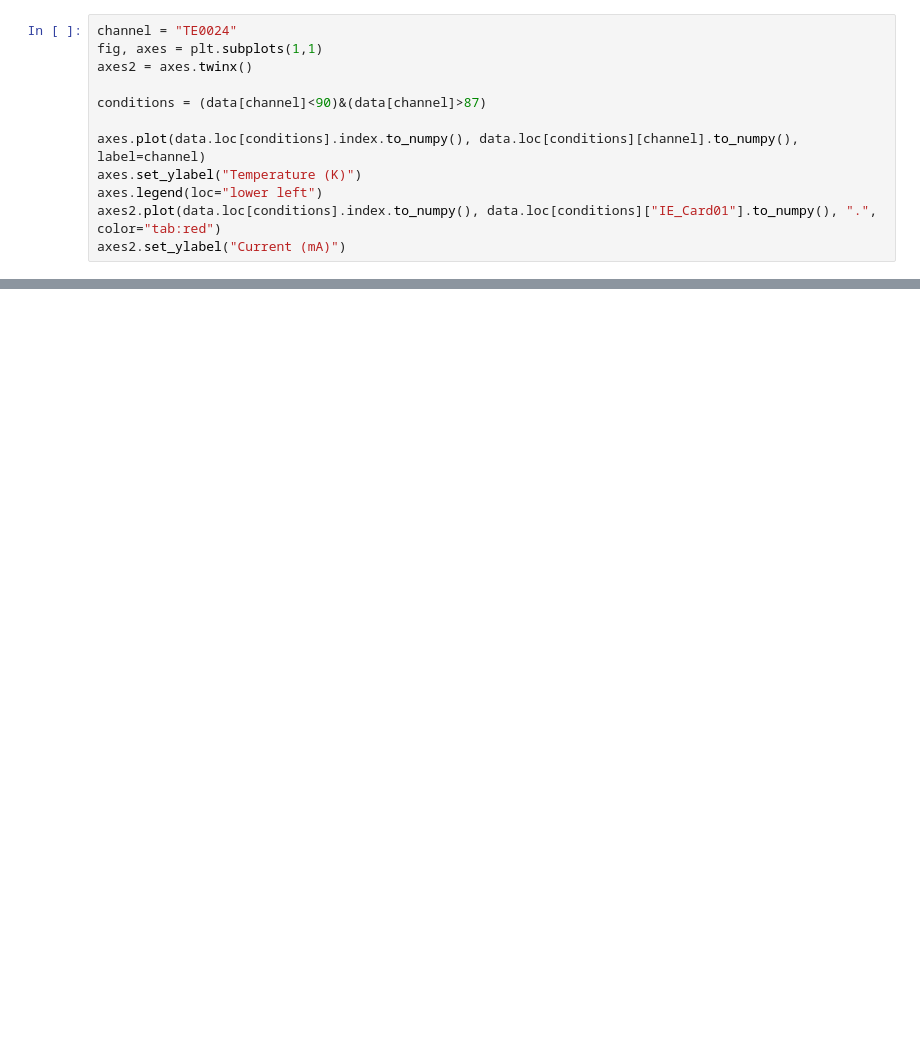
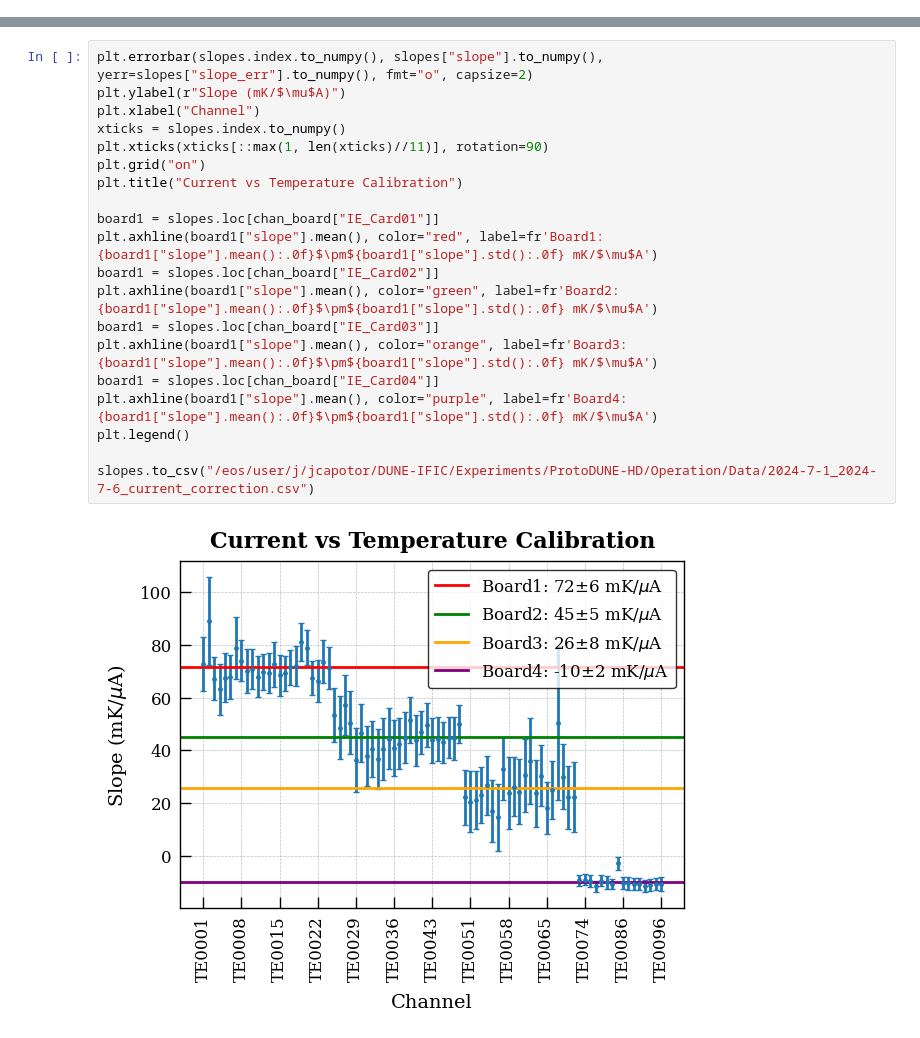
Before and after one commit to jcapo96/rtd, a Jupyter notebook: pdhd/ana/current_corr.ipynb, the cells around one changed output, grey strips where cells are left out. Drawn from its saved outputs; the diff is of its cells as text; blank space fills up the shorter version.

```diff
--- a/pdhd/ana/current_corr.ipynb
+++ b/pdhd/ana/current_corr.ipynb
@@ -9,13 +12 @@ tini, tend = datetime.datetime(2024, 8, 1, 3, 0, 0), datetime.datetime(2024, 8,
 data, data_err = utils.load_data(tini, tend)
-# %%
-channel = "TE0024"
-fig, axes = plt.subplots(1,1)
-axes2 = axes.twinx()
-
-conditions = (data[channel]<90)&(data[channel]>87)
-
-axes.plot(data.loc[conditions].index.to_numpy(), data.loc[conditions][channel].to_numpy(), label=channel)
-axes.set_ylabel("Temperature (K)")
-axes.legend(loc="lower left")
-axes2.plot(data.loc[conditions].index.to_numpy(), data.loc[conditions]["IE_Card01"].to_numpy(), ".", color="tab:red")
-axes2.set_ylabel("Current (mA)")
@@ -78,0 +112,22 @@ plt.xlim(-0.5, 96.5)
+# %%
+plt.errorbar(slopes.index.to_numpy(), slopes["slope"].to_numpy(), yerr=slopes["slope_err"].to_numpy(), fmt="o", capsize=2)
+plt.ylabel(r"Slope (mK/$\mu$A)")
+plt.xlabel("Channel")
+xticks = slopes.index.to_numpy()
+plt.xticks(xticks[::max(1, len(xticks)//11)], rotation=90)
+plt.grid("on")
+plt.title("Current vs Temperature Calibration")
+
+board1 = slopes.loc[chan_board["IE_Card01"]]
+plt.axhline(board1["slope"].mean(), color="red", label=fr'Board1: {board1["slope"].mean():.0f}$\pm${board1["slope"].std():.0f} mK/$\mu$A')
+board1 = slopes.loc[chan_board["IE_Card02"]]
+plt.axhline(board1["slope"].mean(), color="green", label=fr'Board2: {board1["slope"].mean():.0f}$\pm${board1["slope"].std():.0f} mK/$\mu$A')
+board1 = slopes.loc[chan_board["IE_Card03"]]
+plt.axhline(board1["slope"].mean(), color="orange", label=fr'Board3: {board1["slope"].mean():.0f}$\pm${board1["slope"].std():.0f} mK/$\mu$A')
+board1 = slopes.loc[chan_board["IE_Card04"]]
+plt.axhline(board1["slope"].mean(), color="purple", label=fr'Board4: {board1["slope"].mean():.0f}$\pm${board1["slope"].std():.0f} mK/$\mu$A')
+plt.legend()
+
+slopes.to_csv("/eos/user/j/jcapotor/DUNE-IFIC/Experiments/ProtoDUNE-HD/Operation/Data/2024-7-1_2024-7-6_current_correction.csv")
+# %% [output]
+[figure, added]
```
Also changed, not shown: parts of 9 cells of this notebook, 10 other files.
